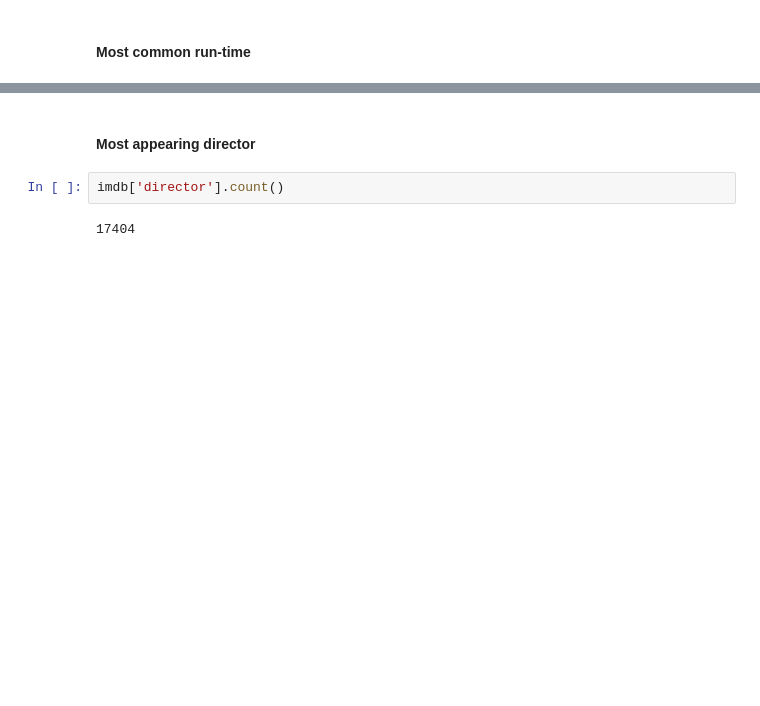
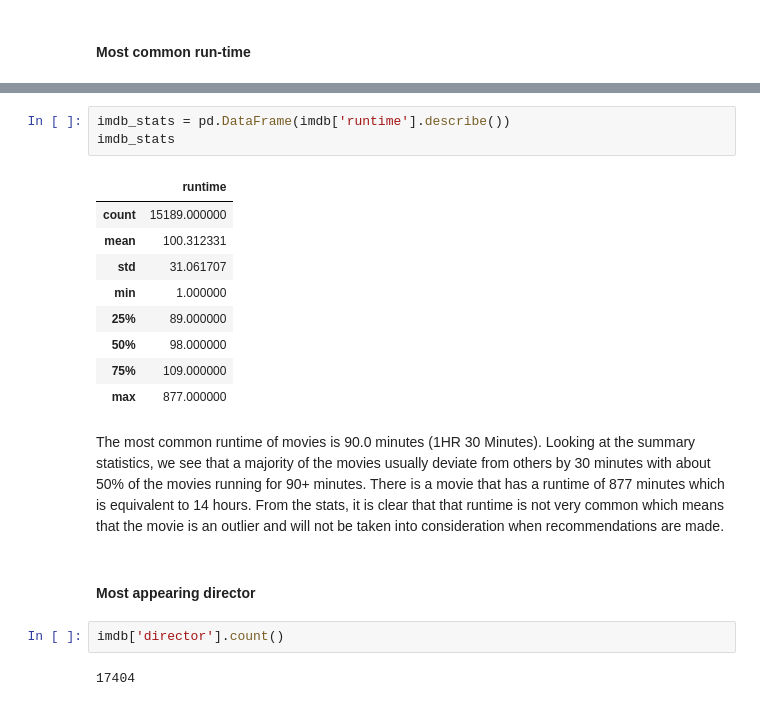
Before and after one commit to Zdithebe96/Unsupervised_MM2, a Jupyter notebook: Movie Ratings Predictor .ipynb, the cells around one changed output, grey strips where cells are left out. Drawn from its saved outputs; the diff is of its cells as text; blank space fills up the shorter version.

```diff
--- a/Movie Ratings Predictor .ipynb
+++ b/Movie Ratings Predictor .ipynb
@@ -223,3 +381,18 @@ plt.show()
+# %%
+imdb_stats = pd.DataFrame(imdb['runtime'].describe())
+imdb_stats
+# %% [output]
+|  | runtime |
+| count | 15189.000000 |
+| mean | 100.312331 |
+| std | 31.061707 |
+| min | 1.000000 |
+| 25% | 89.000000 |
+| 50% | 98.000000 |
+| 75% | 109.000000 |
+| max | 877.000000 |
+# %% [markdown]
+The most common runtime of movies is 90.0 minutes (1HR 30 Minutes). Looking at the summary statistics, we see that a majority of the movies usually deviate from others by 30 minutes with about 50% of the movies running for 90+ minutes. There is a movie that has a runtime of 877 minutes which is equivalent to 14 hours. From the stats, it is clear that that runtime is not very common which means that the movie is an outlier and will not be taken into consideration when recommendations are made.
 # %% [markdown]
 #### Most appearing director
 # %%
```
Also changed, not shown: parts of 27 cells of this notebook.
